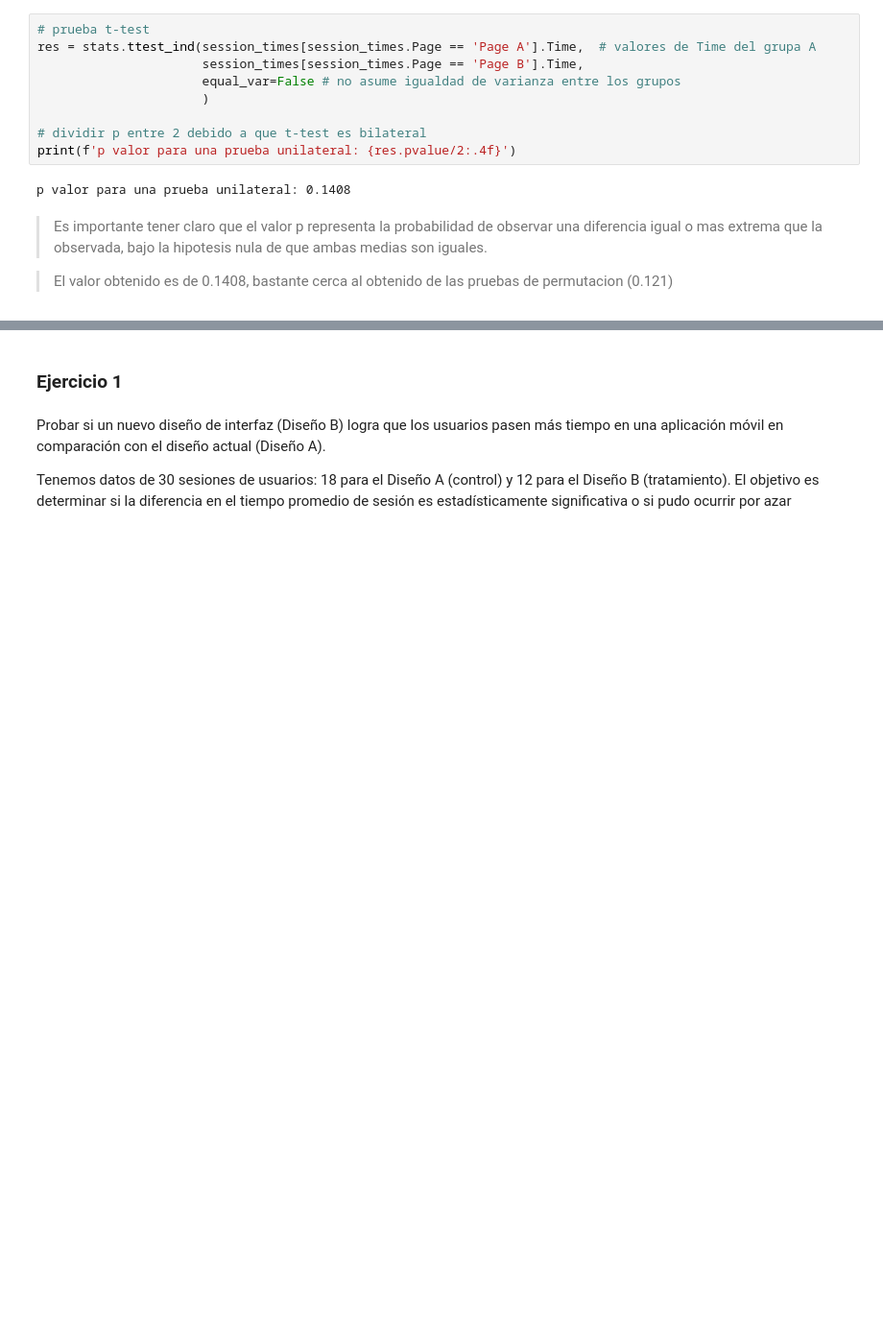
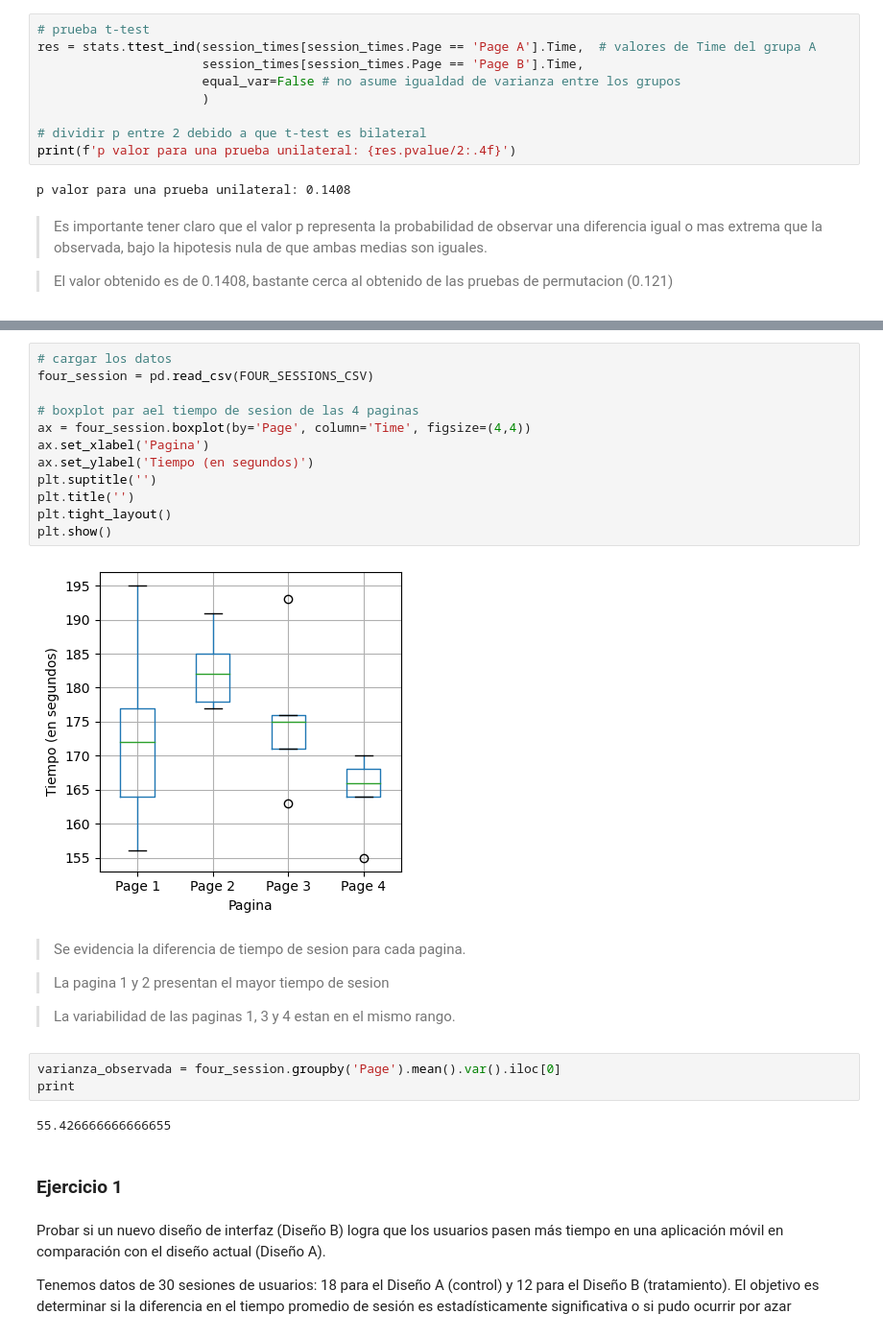
Before and after one commit to jbernalg/Learning_Data, a Jupyter notebook: Statistical_Practice_Book/cap_3.ipynb, the cells around one changed output, grey strips where cells are left out. Shown at 96% size. Cells and saved outputs as stored; diff of their text form; blank space fills up the shorter version.

Commit message:
anova - boxplot

```diff
--- a/Statistical_Practice_Book/cap_3.ipynb
+++ b/Statistical_Practice_Book/cap_3.ipynb
@@ -220,3 +228,28 @@ p valor para una prueba unilateral: 0.1408
+# %%
+# cargar los datos
+four_session = pd.read_csv(FOUR_SESSIONS_CSV)
+
+# boxplot par ael tiempo de sesion de las 4 paginas
+ax = four_session.boxplot(by='Page', column='Time', figsize=(4,4))
+ax.set_xlabel('Pagina')
+ax.set_ylabel('Tiempo (en segundos)')
+plt.suptitle('')
+plt.title('')
+plt.tight_layout()
+plt.show()
+# %% [output]
+[figure, added]
+# %% [markdown]
+> Se evidencia la diferencia de tiempo de sesion para cada pagina.
+
+> La pagina 1 y 2 presentan el mayor tiempo de sesion
+
+> La variabilidad de las paginas 1, 3 y 4 estan en el mismo rango.
+# %%
+varianza_observada = four_session.groupby('Page').mean().var().iloc[0]
+print
+# %% [output]
+55.426666666666655
 # %% [markdown]
 ### Ejercicio 1
 # %% [markdown]
```
Also changed, not shown: parts of 2 cells of this notebook.
